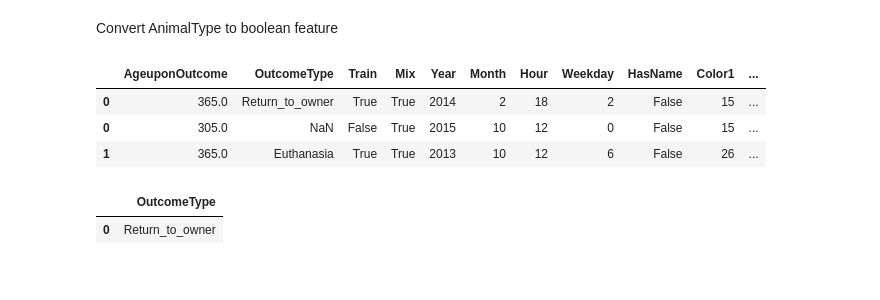
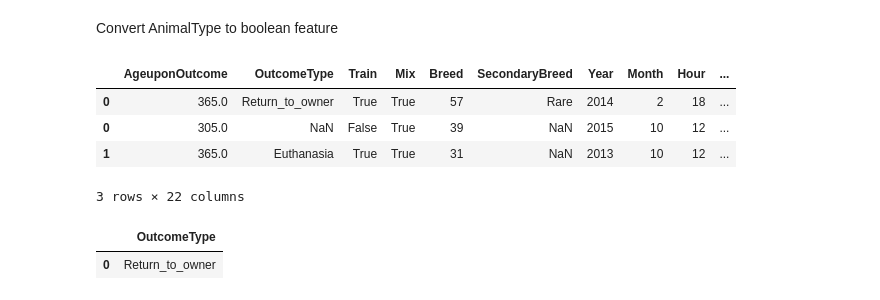
Before and after one commit to kdubovikov/shelter-animals, a Jupyter notebook: shelter-animals.ipynb, the cells around one changed output. Drawn from its saved outputs; the diff is of its cells as text; code cells hidden in the pictures.

```diff
--- a/shelter-animals.ipynb
+++ b/shelter-animals.ipynb
@@ -116,3 +131,8 @@ NameError: name 'breeds' is not defined
+# %%
+enc = LabelEncoder()
+dataset['Breed'] = enc.fit_transform(dataset['Breed'])
+# breeds['SecondaryBreed'].fillna("", inplace=True)
+# enc.fit_transfom(breeds['SecondaryBreed'])
 # %%
 # dataset.reset_index(inplace=True)
 dataset.head(3)
@@ -179,24 +197,27 @@ Intact Male       4985
 Unknown           1548
 Name: SexuponOutcome, dtype: int64
 # %%
-dataset['SexuponOutcome'].fillna('Neutered Male', inplace=True)
+dataset['SexuponOutcome'].fillna('Unknown', inplace=True)
 # %%
 sex = pd.DataFrame(dataset['SexuponOutcome'].str.split(" ").tolist(), columns=["Sterialized", "Sex"])
 sex.head(2)
 dataset = dataset.join(sex)
 dataset.drop('SexuponOutcome', axis = 1, inplace=True)
+dataset['Sex'].fillna('Unknown', inplace=True)
 # %% [markdown]
 Convert AnimalType to boolean feature
 # %%
-dataset['IsDog'] = dataset['AnimalType'].apply(lambda x: x == "Dog")
-dataset['IsMale'] = dataset['Sex'].apply(lambda x: x == "Male")
-dataset.drop(['AnimalType', 'Sex'], axis = 1, inplace = True)
+# dataset['IsDog'] = dataset['AnimalType'].apply(lambda x: x == "Dog")
+# dataset['IsMale'] = dataset['Sex'].apply(lambda x: x == "Male")
+# dataset
+# dataset.drop(['AnimalType', 'Sex'], axis = 1, inplace = True)
 # %%
-cols = ['Sterialized']
+cols = ['Sterialized', 'AnimalType', 'Sex']
 dataset_d = pd.get_dummies(dataset, columns = cols)
 dataset_d.head(3)
 # %% [output]
-|  | AgeuponOutcome | OutcomeType | Train | Mix | Year | Month | Hour | Weekday | HasName | Color1 | ... |
-| 0 | 365.0 | Return_to_owner | True | True | 2014 | 2 | 18 | 2 | False | 15 | ... |
-| 0 | 305.0 | NaN | False | True | 2015 | 10 | 12 | 0 | False | 15 | ... |
-| 1 | 365.0 | Euthanasia | True | True | 2013 | 10 | 12 | 6 | False | 26 | ... |
+|  | AgeuponOutcome | OutcomeType | Train | Mix | Breed | SecondaryBreed | Year | Month | Hour | ... |
+| 0 | 365.0 | Return_to_owner | True | True | 57 | Rare | 2014 | 2 | 18 | ... |
+| 0 | 305.0 | NaN | False | True | 39 | NaN | 2015 | 10 | 12 | ... |
+| 1 | 365.0 | Euthanasia | True | True | 31 | NaN | 2013 | 10 | 12 | ... |
+3 rows × 22 columns
```
Also changed, not shown: parts of 28 cells of this notebook.
